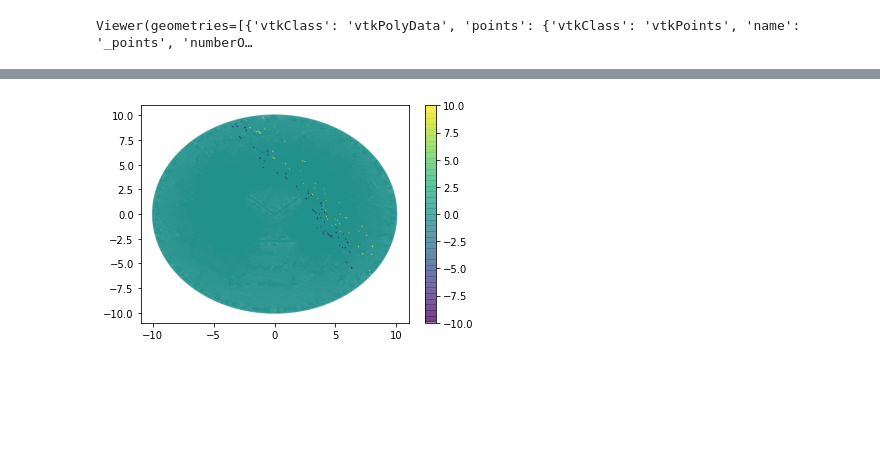
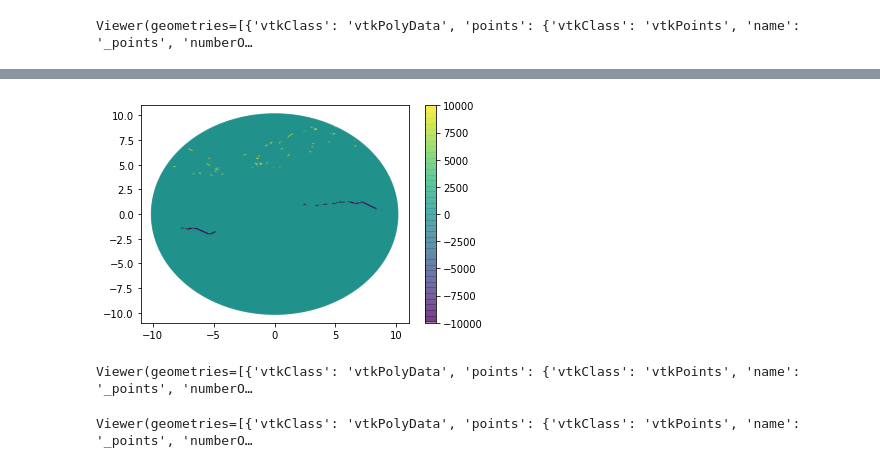
Before and after one commit to dr-kinder/electrodynamics, a Jupyter notebook: Working_Field_Midterm_Project_PHY330.ipynb, the cells around one changed output, grey strips where cells are left out. Cells and saved outputs as stored; diff of their text form; code cells hidden in the pictures; blank space fills up the shorter version.

```diff
--- a/Working_Field_Midterm_Project_PHY330.ipynb
+++ b/Working_Field_Midterm_Project_PHY330.ipynb
@@ -163,9 +109,9 @@ delta = 0.2
 # %%
 #Define physical constants and magnetization vector
 mu_background = 1.0
-mu_magnet = 50
-Q_Top = 10
-Q_Bot = -10
+mu_magnet = 5000
+Q_Top = 10000
+Q_Bot = -10000
 # %%
 # # Let's check the shape before trying to get GMSH to make a model ...
 # import matplotlib.pyplot as plt
@@ -397,3 +341,31 @@ for tag in material_tags:
+# %%
+for tag in material_tags:
+   cells = subdomains.find(tag)
+  # # Set values for magnetic permiability & "magnetic charge" density
+  #  if tag in range(9,14):
+  #    mu.x.array[cells] = np.full_like(cells, mu_magnet, dtype=petsc4py.PETSc.ScalarType)
+  #  else:
+  #    mu.x.array[cells] = np.full_like(cells, mu_background, dtype=petsc4py.PETSc.ScalarType)
+
+
+   if tag == 11:
+        Q.x.array[cells] = np.full_like(cells, Q_Top, dtype=petsc4py.PETSc.ScalarType)
+   elif tag in range(12,15):
+        Q.x.array[cells] = np.full_like(cells, Q_Bot, dtype=petsc4py.PETSc.ScalarType)
+   else :
+        Q.x.array[cells] = np.full_like(cells, 0, dtype=petsc4py.PETSc.ScalarType)
+# %%
+coordinates = V.tabulate_dof_coordinates()
+x = coordinates[:,0]
+y = coordinates[:,1]
+import matplotlib.pyplot as plt
+Q_Vals = Q.x.array
+plt.Figure(figsize=(3, 3), dpi=80)
+cc = plt.scatter(x,y,s=10,c=Q_Vals,alpha=0.5)
+plt.colorbar(cc)
+plt.show()
+# %% [output]
+[figure, added]
 # %%
 
 # # Turn them into symbolic expressions for the FEM solver.
@@ -446,19 +418,20 @@ phi.vector.ghostUpdate(addv=petsc4py.PETSc.InsertMode.INSERT, mode=petsc4py.PETS
 # # Plot the solution.
 # multiphenicsx.io.plot_scalar_field(phi, "Potential", 10)
 # %%
-coordinates = V.tabulate_dof_coordinates()
-x = coordinates[:,0]
-y = coordinates[:,1]
-import matplotlib.pyplot as plt
-Q_Vals = Q.x.array
-cc = plt.scatter(x,y,s=1,c=Q_Vals,alpha=0.5)
-plt.colorbar(cc)
-plt.show()
+# coordinates = V.tabulate_dof_coordinates()
+# x = coordinates[:,0]
+# y = coordinates[:,1]
+# # import matplotlib.pyplot as plt
+# Q_Vals = Q.x.array
+# cc = plt.scatter(x,y,s=10,c=Q_Vals,alpha=0.5)
+# plt.colorbar(cc)
+# plt.show()
-# %% [output]
-[figure, removed]
 # %%
 # Plot the solution.
-# multiphenicsx.io.plot_scalar_field(phi, "Potential", 0.01)
+multiphenicsx.io.plot_scalar_field(phi, "Potential", 0.01)
+# %% [output]
+Viewer(geometries=[{'vtkClass': 'vtkPolyData', 'points': {'vtkClass': 'vtkPoints', 'name': '_points', 'numberO…
+Viewer(geometries=[{'vtkClass': 'vtkPolyData', 'points': {'vtkClass': 'vtkPoints', 'name': '_points', 'numberO…
 # %%
 # #Determine Electric field
 # E_Field = -ufl.grad(phi)
```
Also changed, not shown: parts of 10 cells of this notebook.
